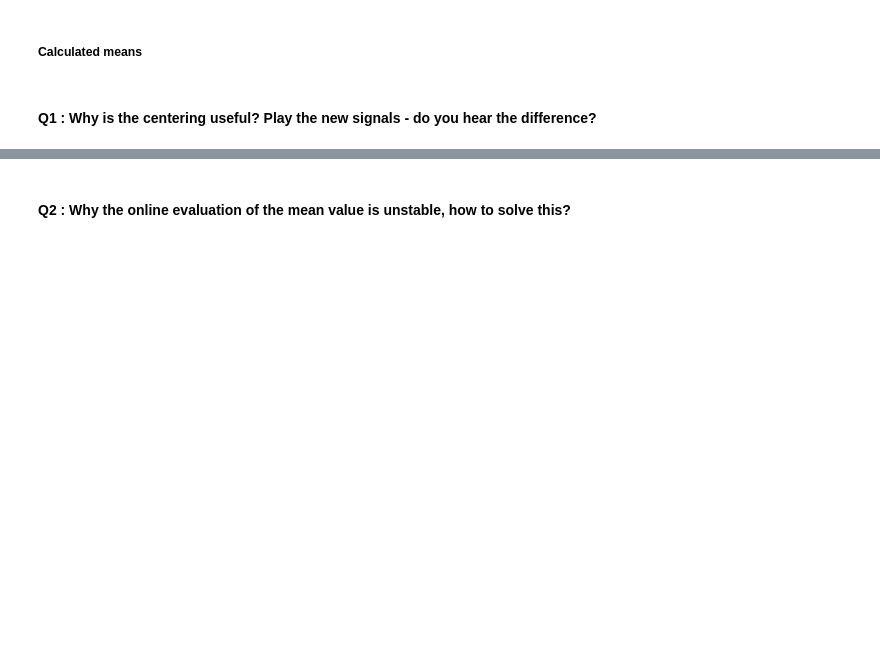
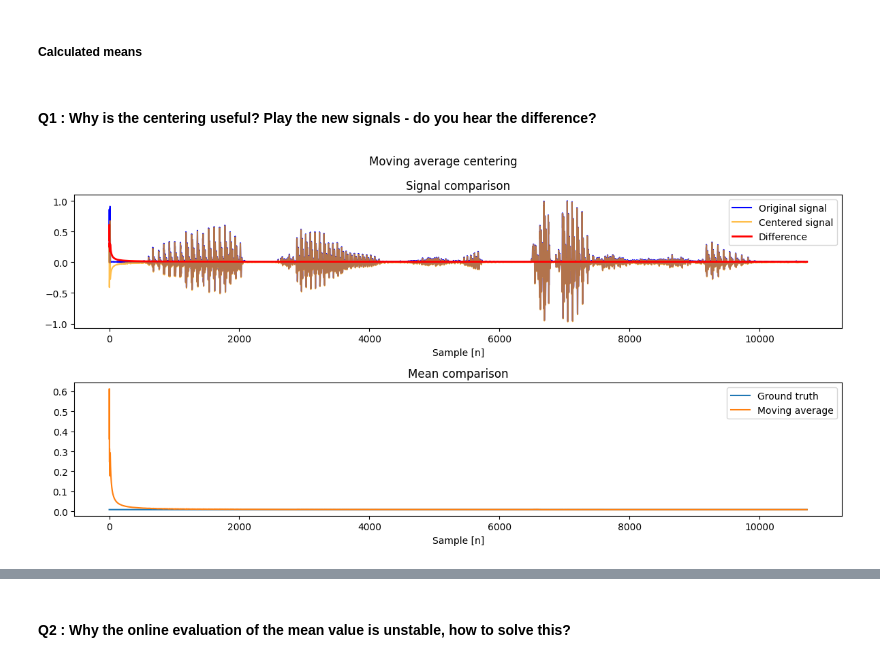
Before and after one commit to Marek324/butfit-zre-labs, a Jupyter notebook: cv1.ipynb, the cells around one changed output, grey strips where cells are left out. Cells and saved outputs as stored; diff of their text form; code cells hidden in the pictures; blank space fills up the shorter version.

```diff
--- a/cv1.ipynb
+++ b/cv1.ipynb
@@ -38,8 +38,11 @@ Building directory structure completed
 # %% [markdown]
 #### Q1 : What's the difference between .wav and .l16? And what about .flac?
 # %%
-sr, Fs_r = sf.read('/content/audio/test.l16', channels=1, samplerate=8000, format='RAW', subtype='PCM_16')
-sw, Fs = sf.read('/content/audio/test.wav')
+# audio_dir = '/content/audio/' # uncomment this line if you are using Google Colab
+audio_dir = './audio/' # uncomment this line if you are using Jupyter Notebook on local machine
+
+sr, Fs_r = sf.read(f'{audio_dir}/test.l16', channels=1, samplerate=8000, format='RAW', subtype='PCM_16')
+sw, Fs = sf.read(f'{audio_dir}/test.wav')
 
 xaxis = np.arange(len(sw))/Fs
 fig, ax = plt.subplots(3,1,figsize=(10,10))
@@ -111,0 +113,73 @@ def cum
+# %%
+# Moving average
+def center_ma(sig):
+    sig_c = np.zeros(len(sig))
+    means = np.zeros(len(sig))
+
+    mn_last = 0
+    for i, sample in enumerate(sw):
+        mn = mn_last + (sample - mn_last) / (i + 1)
+        means[i] = mn
+        sig_c[i] = sample - mn
+        mn_last = mn
+    return sig_c, means
+
+# Exponential moving average
+def center_ema(sig, alpha = 0.99):
+    sig_c = np.zeros(len(sig))
+    means = np.zeros(len(sig))
+
+    mn_last = 0
+    for i, sample in enumerate(sw):
+        mn = alpha * mn_last + (1 - alpha) * sample
+        means[i] = mn
+        sig_c[i] = sample - mn
+        mn_last = mn
+    return sig_c, means
+
+sc_ma, means_ma = center_ma(sw)
+sc_ema, means_ema = center_ema(sw)
+
+fig, (ax_sig, ax_mn) = plt.subplots(2, 1, figsize=(12, 6))
+fig.suptitle('Moving average centering')
+
+ax_sig.set_title('Signal comparison')
+ax_sig.plot(sw, label='Original signal', color='blue')
+ax_sig.plot(sc_ma, label='Centered signal', color='orange', alpha=0.7)
+ax_sig.plot(sw - sc_ma, label='Difference', color='red', linewidth=2)
+ax_sig.legend()
+ax_sig.set_xlabel('Sample [n]')
+
+ax_mn.set_title('Mean comparison')
+ax_mn.plot(np.mean(sw) * np.ones(len(sw)), label='Ground truth')
+ax_mn.plot(means_ma, label='Moving average')
+ax_mn.legend()
+ax_mn.set_xlabel('Sample [n]')
+
+fig.tight_layout()
+plt.show(fig)
+
+fig, (ax_sig, ax_mn) = plt.subplots(2, 1, figsize=(12, 6))
+fig.suptitle('Exponential moving average centering')
+
+ax_sig.set_title('Signal comparison')
+ax_sig.plot(sw, label='Original signal', color='blue')
+ax_sig.plot(sc_ema, label='Centered signal', color='orange', alpha=0.7)
+ax_sig.plot(sw - sc_ema, label='Difference', color='red', linewidth=2)
+ax_sig.legend()
+ax_sig.set_xlabel('Sample [n]')
+
+ax_mn.set_title('Mean comparison')
+ax_mn.plot(np.mean(sw) * np.ones(len(sw)), label='Ground truth')
+ax_mn.plot(means_ema, label='Moving average')
+ax_mn.legend()
+ax_mn.set_xlabel('Sample [n]')
+
+fig.tight_layout()
+plt.show(fig)
+
+print(f"Mean after offline centering: {np.mean(sc)}")
+print(f"Mean after moving average centering: {np.mean(sc_ma)}")
+print(f"Mean after exponential moving average centering: {np.mean(sc_ema)}")
+# %% [output]
+[figure, added]
```
Also changed, not shown: parts of 11 cells of this notebook.
